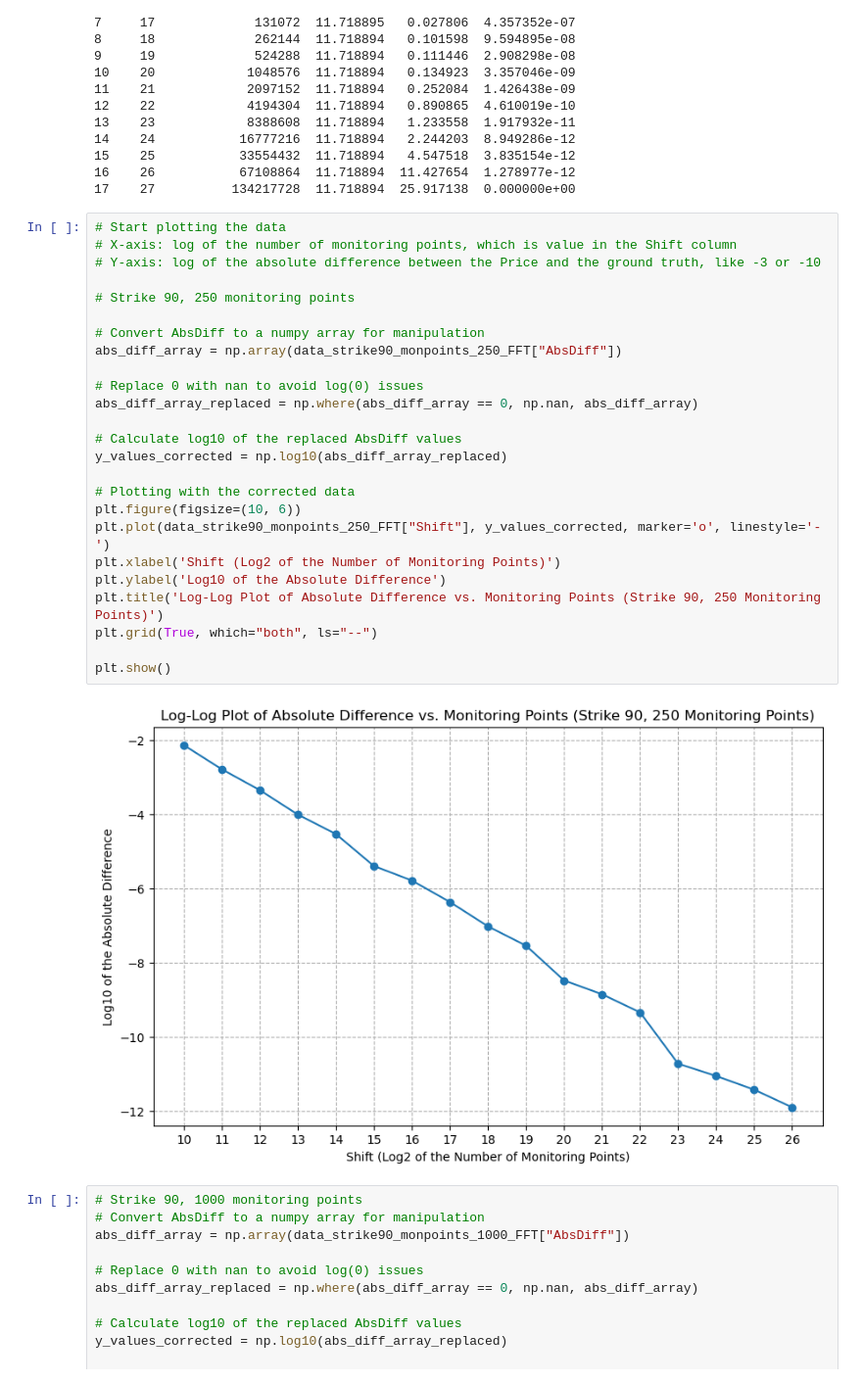
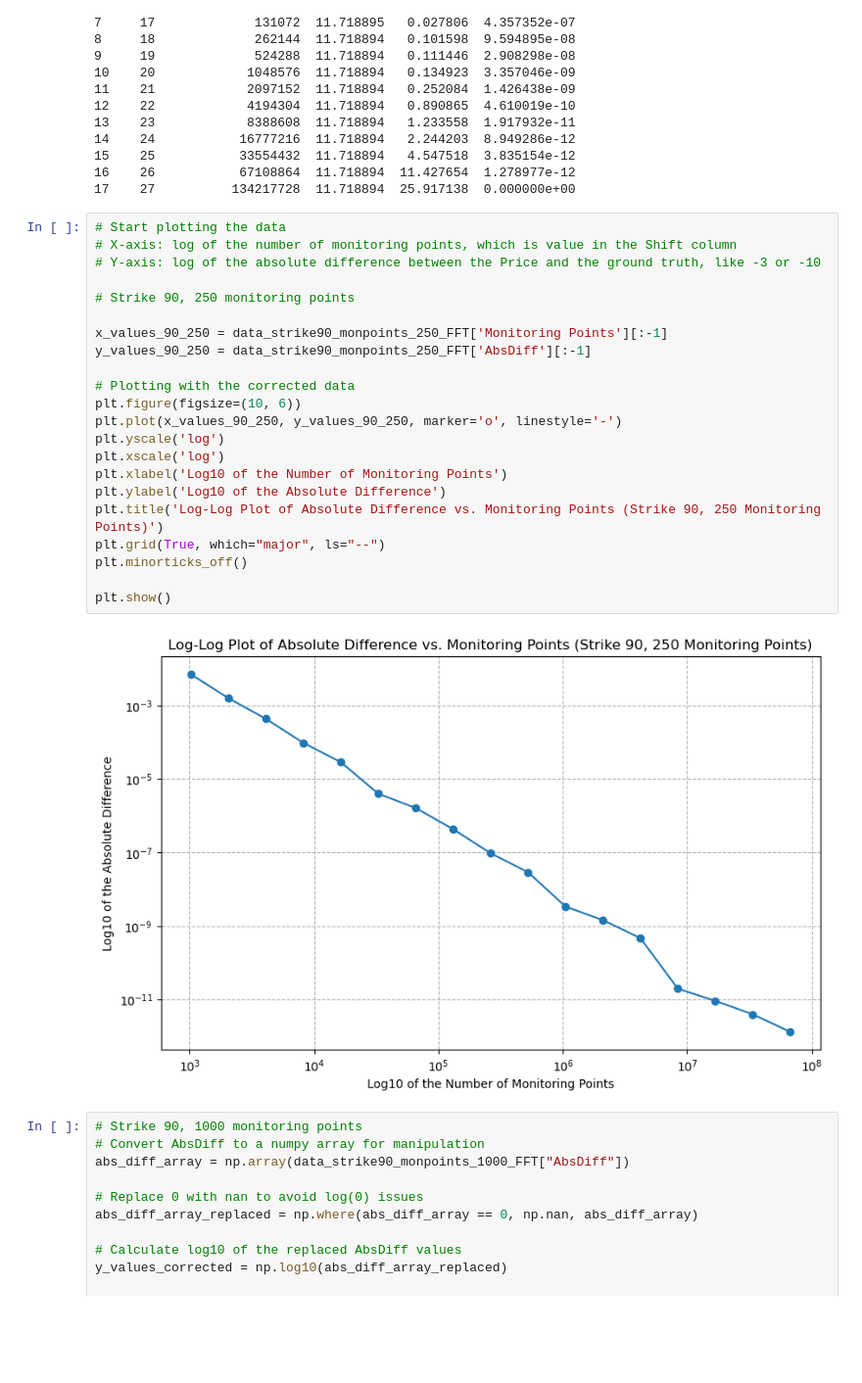
Before and after one commit to Hadi-Khan-Projects/Asian-Option-Pricing-Algorithms, a Jupyter notebook: plotting.ipynb, the cells around one changed output. Shown at 98% size. Drawn from its saved outputs; the diff is of its cells as text; blank space fills up the shorter version.

```diff
--- a/plotting.ipynb
+++ b/plotting.ipynb
@@ -107,30 +107,27 @@ print(data_strike90_monpoints_1000_FFT)
 # %%
 # Start plotting the data
 # X-axis: log of the number of monitoring points, which is value in the Shift column
 # Y-axis: log of the absolute difference between the Price and the ground truth, like -3 or -10
 
 # Strike 90, 250 monitoring points
 
-# Convert AbsDiff to a numpy array for manipulation
-abs_diff_array = np.array(data_strike90_monpoints_250_FFT["AbsDiff"])
-
-# Replace 0 with nan to avoid log(0) issues
-abs_diff_array_replaced = np.where(abs_diff_array == 0, np.nan, abs_diff_array)
-
-# Calculate log10 of the replaced AbsDiff values
-y_values_corrected = np.log10(abs_diff_array_replaced)
+x_values_90_250 = data_strike90_monpoints_250_FFT['Monitoring Points'][:-1]
+y_values_90_250 = data_strike90_monpoints_250_FFT['AbsDiff'][:-1]
 
 # Plotting with the corrected data
 plt.figure(figsize=(10, 6))
-plt.plot(data_strike90_monpoints_250_FFT["Shift"], y_values_corrected, marker='o', linestyle='-')
-plt.xlabel('Shift (Log2 of the Number of Monitoring Points)')
+plt.plot(x_values_90_250, y_values_90_250, marker='o', linestyle='-')
+plt.yscale('log')
+plt.xscale('log')
+plt.xlabel('Log10 of the Number of Monitoring Points')
 plt.ylabel('Log10 of the Absolute Difference')
 plt.title('Log-Log Plot of Absolute Difference vs. Monitoring Points (Strike 90, 250 Monitoring Points)')
-plt.grid(True, which="both", ls="--")
+plt.grid(True, which="major", ls="--")
+plt.minorticks_off()
 
 plt.show()
 # %% [output]
-[figure, old version]
+[figure, new version]
 # %%
 # Strike 90, 1000 monitoring points
 # Convert AbsDiff to a numpy array for manipulation
```
Also changed, not shown: parts of 4 cells of this notebook, 8 other files.
